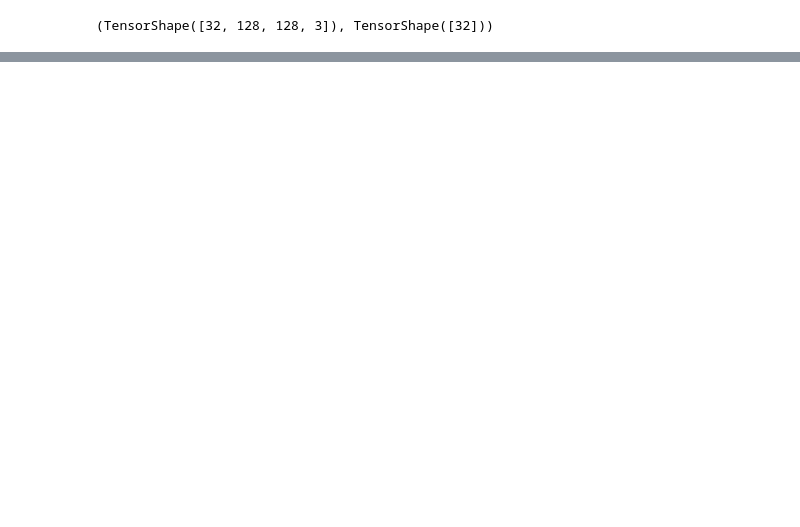
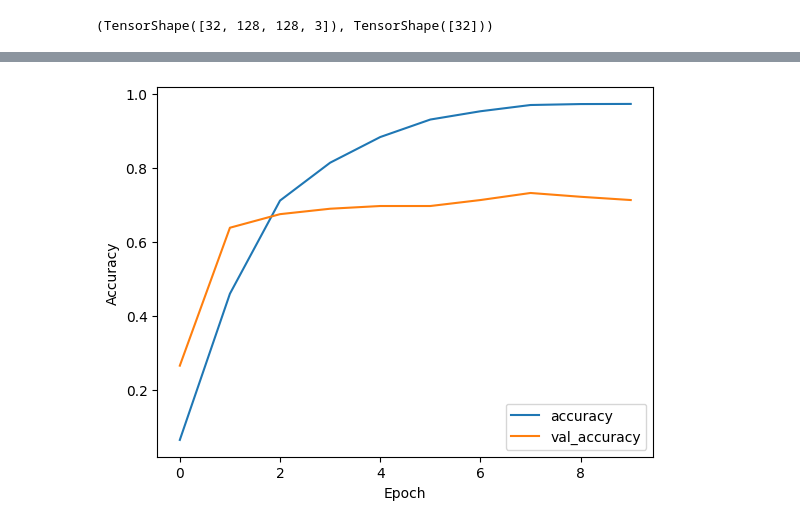
Before and after one commit to sachinadk2011/handwritten-alphanumeric-recognition, a Jupyter notebook: handwritten_recognition.ipynb, the cells around one changed output, grey strips where cells are left out. Saved outputs shown, nothing was run; the diff lists cells and outputs as text; code cells hidden in the pictures; blank space fills up the shorter version.

Commit message:
adding 2 model and got overfitting

```diff
--- a/handwritten_recognition.ipynb
+++ b/handwritten_recognition.ipynb
@@ -76,0 +97,24 @@ model1
+# %%
+#model 1
+model1 = Sequential([
+    Conv2D(32, (3,3), activation= 'relu', padding = "same", input_shape = (128, 128, 3)),
+
+    MaxPooling2D((2,2)),
+
+    Conv2D(64, (3,3), activation= 'relu', padding = "same"),
+    MaxPooling2D((2,2)),
+
+    Conv2D(128, (3,3), activation= 'relu', padding = "same"),
+    MaxPooling2D((2,2)),
+
+    Conv2D(160, (3,3), activation= 'relu', padding = "same"),
+    MaxPooling2D((2,2)),
+
+    Flatten(),
+    Dense(128, activation='relu'),
+
+    Dense(62, activation='softmax')
+])
+
+model1.compile(optimizer='adam', loss='sparse_categorical_crossentropy', metrics=['accuracy'])
+model1.summary()
@@ -76,0 +143,2 @@ model1
+# %%
+history1 = model1.fit(train_ds, epochs=10, validation_data=validation_ds)
@@ -76,0 +166,9 @@ model1
+# %%
+plt.plot(history1.history['accuracy'], label='accuracy')
+plt.plot(history1.history['val_accuracy'], label='val_accuracy')
+plt.xlabel('Epoch')
+plt.ylabel('Accuracy')
+plt.legend(loc='lower right')
+plt.show()
+# %% [output]
+[figure, added]
```
Also changed, not shown: parts of 12 cells of this notebook.
